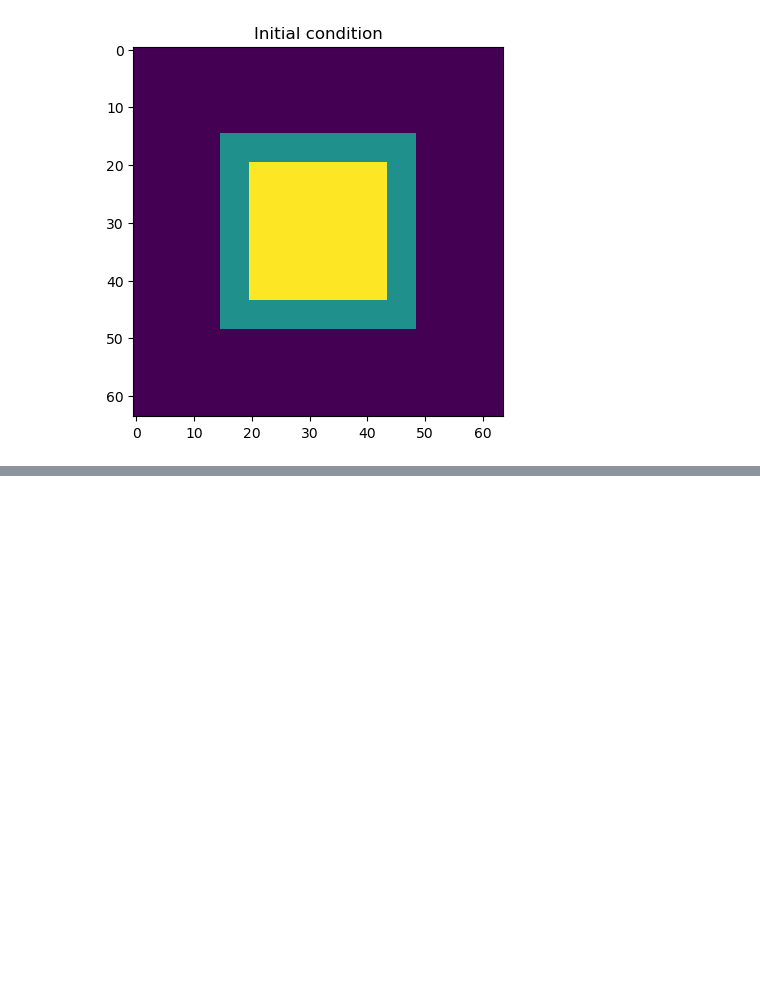
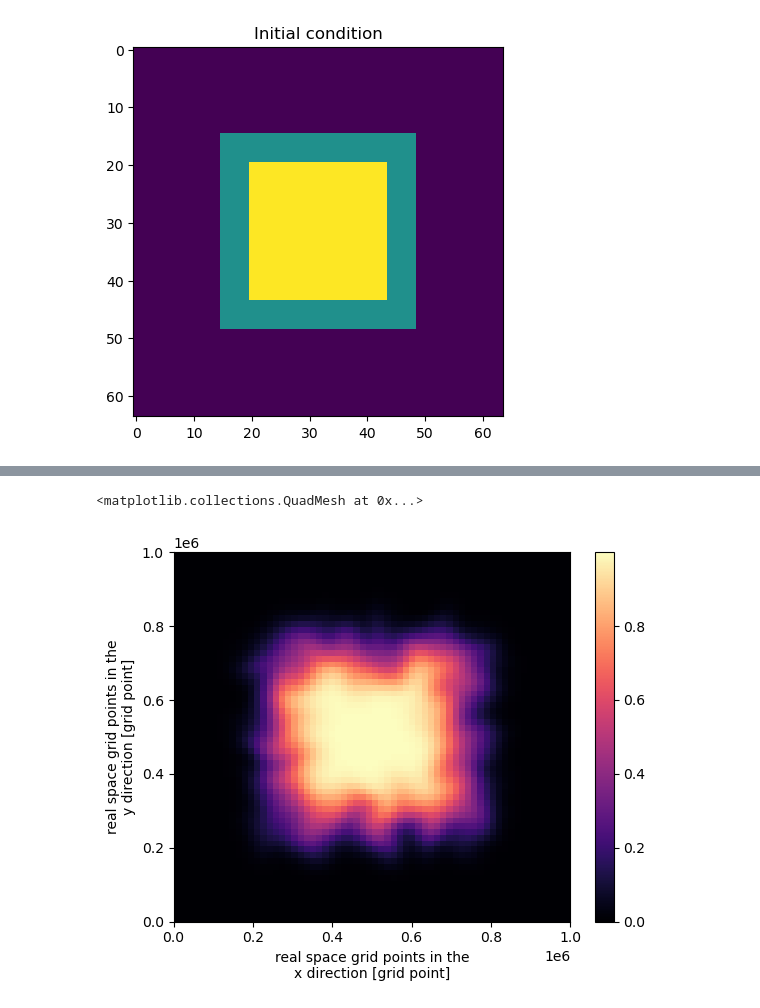
Before and after one commit to ocean-transport/QG-model-summer23, a Jupyter notebook: scalar_FD_roll.ipynb, the cells around one changed output, grey strips where cells are left out. Drawn from its saved outputs; the diff is of its cells as text; code cells hidden in the pictures; blank space fills up the shorter version.

```diff
--- a/scalar_FD_roll.ipynb
+++ b/scalar_FD_roll.ipynb
@@ -272,3 +272,10 @@ plt.colorbar()
+# %%
+scalar_mat2_xr = xr.DataArray(scalar_mat2, dims=['time', 'y', 'x'], coords={'x': eddy_model_highRes.x, 'y':eddy_model_highRes.y})
+# %%
+scalar_mat2_xr.isel(time=-1).plot(cmap='magma')
+# %% [output]
+<matplotlib.collections.QuadMesh at 0x...>
+[figure, added]
 # %%
 # Specific for animation
 # Can be put in a separate script
```
Also changed, not shown: parts of 23 cells of this notebook, 2 other files.
